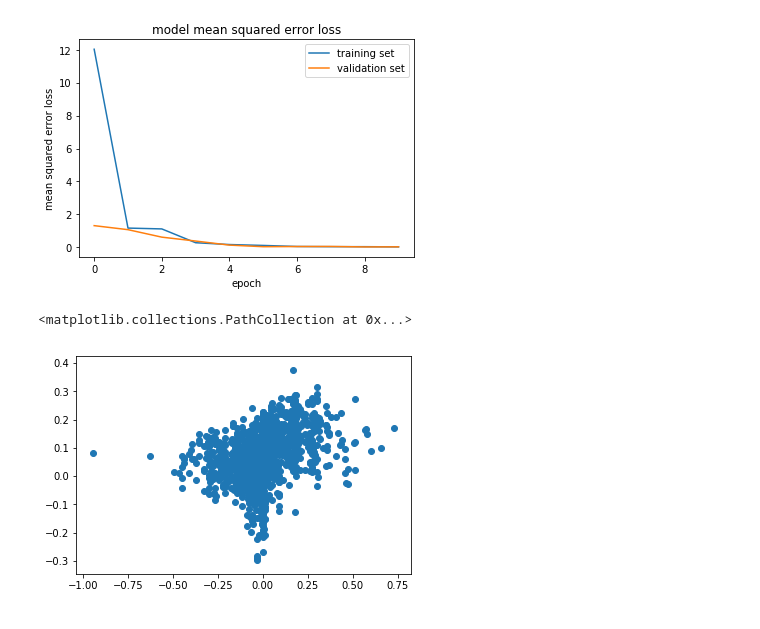
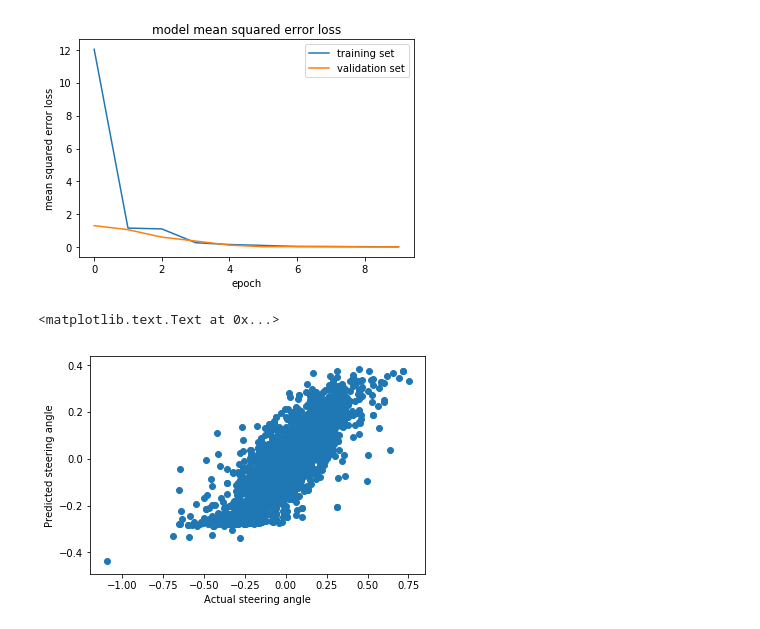
Before and after one commit to sdegryze/CarND-Behavioral-Cloning-P3, a Jupyter notebook: Project 3 - Behavioral Cloning.ipynb, the cells around one changed output. Cells and saved outputs as stored; diff of their text form; code cells hidden in the pictures.

```diff
--- a/Project 3 - Behavioral Cloning.ipynb
+++ b/Project 3 - Behavioral Cloning.ipynb
@@ -41,0 +57,6 @@ plt.hist(np.array(steering_angles), 100, normed=1, facecolor='green', alpha=0.75
+# %%
+training_steering_angles, validation_steering_angles = [], []
+for line in validation_lines:
+    validation_steering_angles.append(float(line[3]))
+for line in train_lines:
+    training_steering_angles.append(float(line[3]))
@@ -201,0 +139,10 @@ Epoch 10/10
+# %%
+samples_per_epoch = 5000
+batch_size = 128
+
+line_gen = get_data_generator(validation_lines, batch_size=batch_size, samples_per_epoch=samples_per_epoch)
+steering_angles = np.zeros((samples_per_epoch), dtype=np.float64)
+for i in range(samples_per_epoch // batch_size):
+    X_data, y_data = next(line_gen)
+    steering_angles[(i * batch_size):((i+1)* batch_size)] = y_data
+plt.hist(steering_angles, 100, normed=1, facecolor='green', alpha=0.75) [2]
@@ -224,5 +181,25 @@ predictions = model.predict(validation_array)
+# %%
+batch_size = 128
+val_samples_per_epoch = (len(validation_lines) // batch_size) * batch_size * 2
+
+validation_generator = get_data_generator(validation_lines,
+                                          batch_size=batch_size,
+                                          samples_per_epoch=val_samples_per_epoch)
+
+model = load_model("model.h5")
+
+predictions = np.zeros((val_samples_per_epoch), dtype=np.float64)
+actuals = np.zeros((val_samples_per_epoch), dtype=np.float64)
+
+for i in range(val_samples_per_epoch // batch_size):
+    batch_X_data, batch_y_data = next(line_gen)
+    batch_predictions = model.predict(batch_X_data)
+    predictions[(i * batch_size):((i+1)* batch_size)] = batch_predictions[:,0]
+    actuals[(i * batch_size):((i+1)* batch_size)] = batch_y_data
 # %%
-plt.scatter(x=validation_measurements, y=predictions)
+plt.scatter(x=actuals, y=predictions)
+plt.xlabel("Actual steering angle")
+plt.ylabel("Predicted steering angle")
 # %% [output]
-<matplotlib.collections.PathCollection at 0x...>
+<matplotlib.text.Text at 0x...>
-[figure, old version]
+[figure, new version]
```
Also changed, not shown: parts of 19 cells of this notebook, 5 other files.
